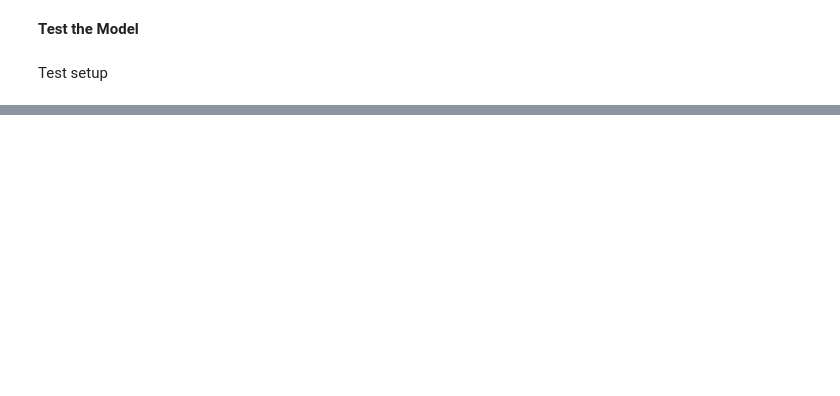
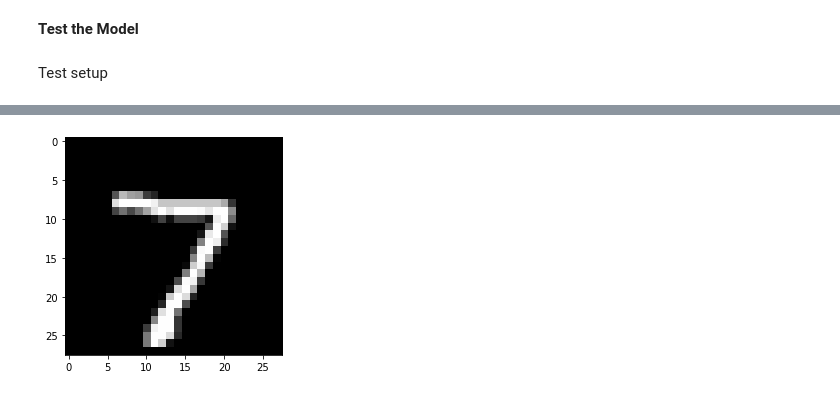
Before and after one commit to FabioArnez/Pytorch_Training, a Jupyter notebook: Pytorch Training Notebook.ipynb, the cells around one changed output, grey strips where cells are left out. Cells and saved outputs as stored; diff of their text form; code cells hidden in the pictures; blank space fills up the shorter version.

```diff
--- a/Pytorch Training Notebook.ipynb
+++ b/Pytorch Training Notebook.ipynb
@@ -499,0 +525,15 @@ Test Accuracy (Overall): 96% (9692/10000)
+# %%
+dataiter = iter(test_loader)
+images, labels = dataiter.next()
+
+data = images[0].to(device)
+target = labels[0].to(device)
+# %%
+# Plot one sample of the batch
+img = np.array(images[0], dtype='float')
+img = img.reshape((28, 28))
+
+plt.imshow(img, cmap='gray')
+plt.show()
+# %% [output]
+[figure, added]
```
Also changed, not shown: parts of 25 cells of this notebook.
